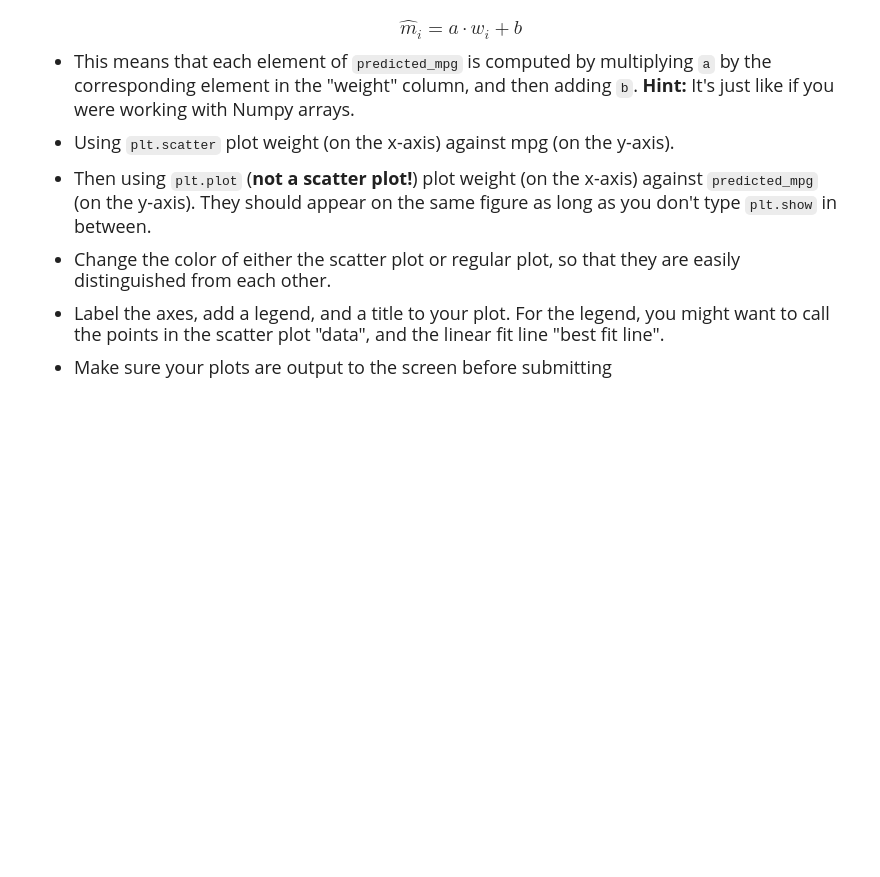
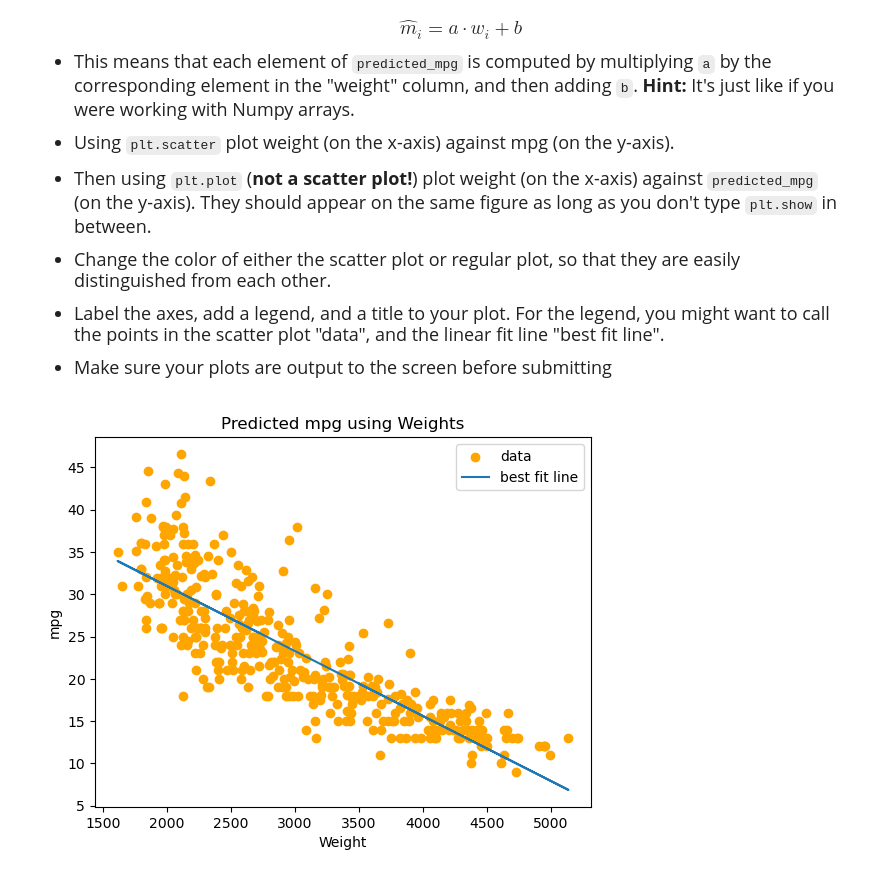
Before and after one commit to elizabethaskin/datasci151fall2026, a Jupyter notebook: _assignments/assignment_8/Assignment8.ipynb, the cells around one changed output. Drawn from its saved outputs; the diff is of its cells as text; code cells hidden in the pictures; blank space fills up the shorter version.

```diff
--- a/_assignments/assignment_8/Assignment8.ipynb
+++ b/_assignments/assignment_8/Assignment8.ipynb
@@ -201,3 +214,11 @@ This problem is continued in Question (5)
+# %%
+# your answer here
+
+df_carfeatures = pd.read_csv("/Users/elizabethaskin/Documents/datasci151fall2026/_assignments/assignment_8/data/features.csv")
+
+model = smf.ols(formula = "mpg ~ weight", data=df_carfeatures)
+
+coeffs= model.fit().params
 # %% [markdown]
 <font size = "5">
 
@@ -229,0 +249,18 @@ $$\hat{m}_i = a\cdot w_i + b$$
+# %%
+# your answer here
+a = coeffs["weight"]
+b = coeffs["Intercept"]
+
+predicted_mpg = a*df_carfeatures["weight"] + b
+
+
+plt.scatter(x=df_carfeatures["weight"], y = df_carfeatures["mpg"], color = "orange")
+
+plt.plot(df_carfeatures["weight"], predicted_mpg)
+plt.xlabel("Weight")
+plt.ylabel("mpg")
+plt.title("Predicted mpg using Weights")
+plt.legend(labels = ["data", "best fit line"])
+plt.show()
+# %% [output]
+[figure, added]
```
Also changed, not shown: parts of 7 cells of this notebook.
